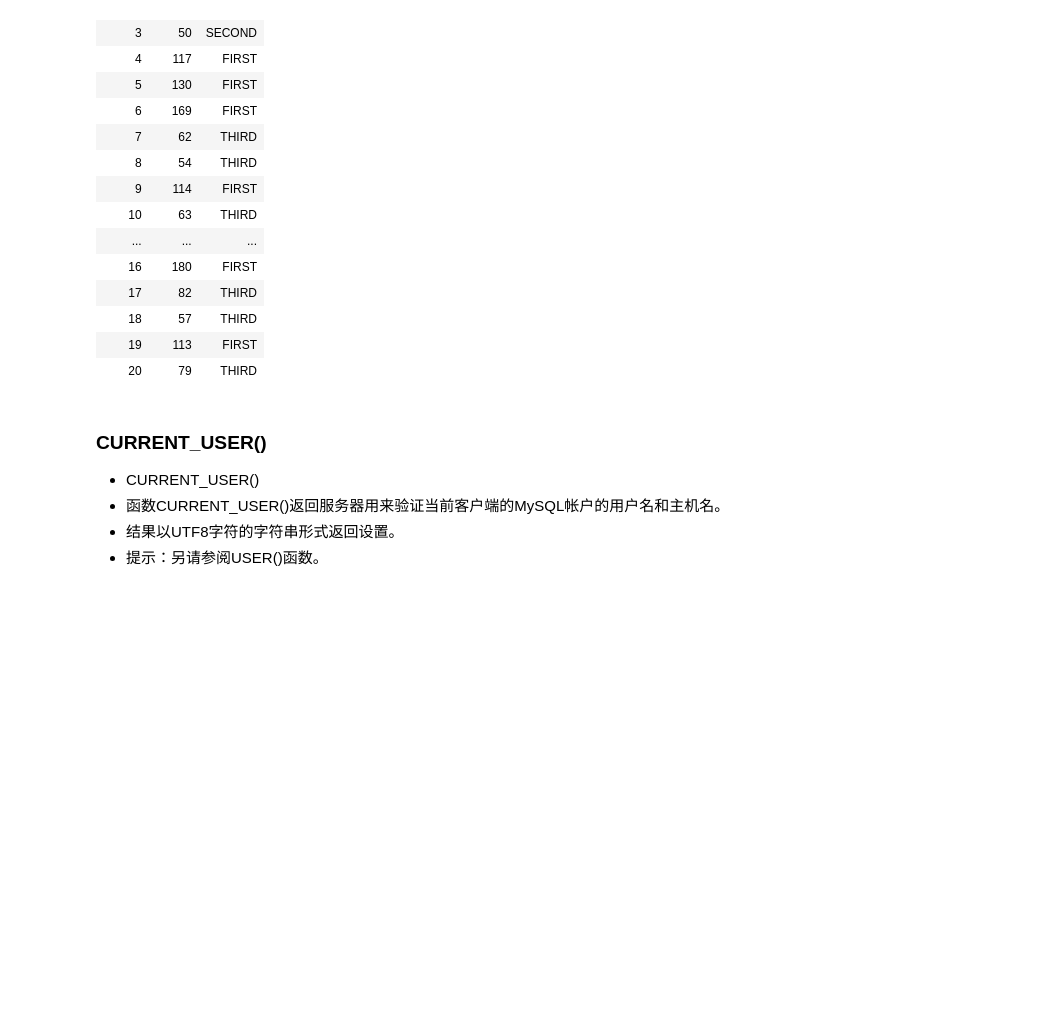
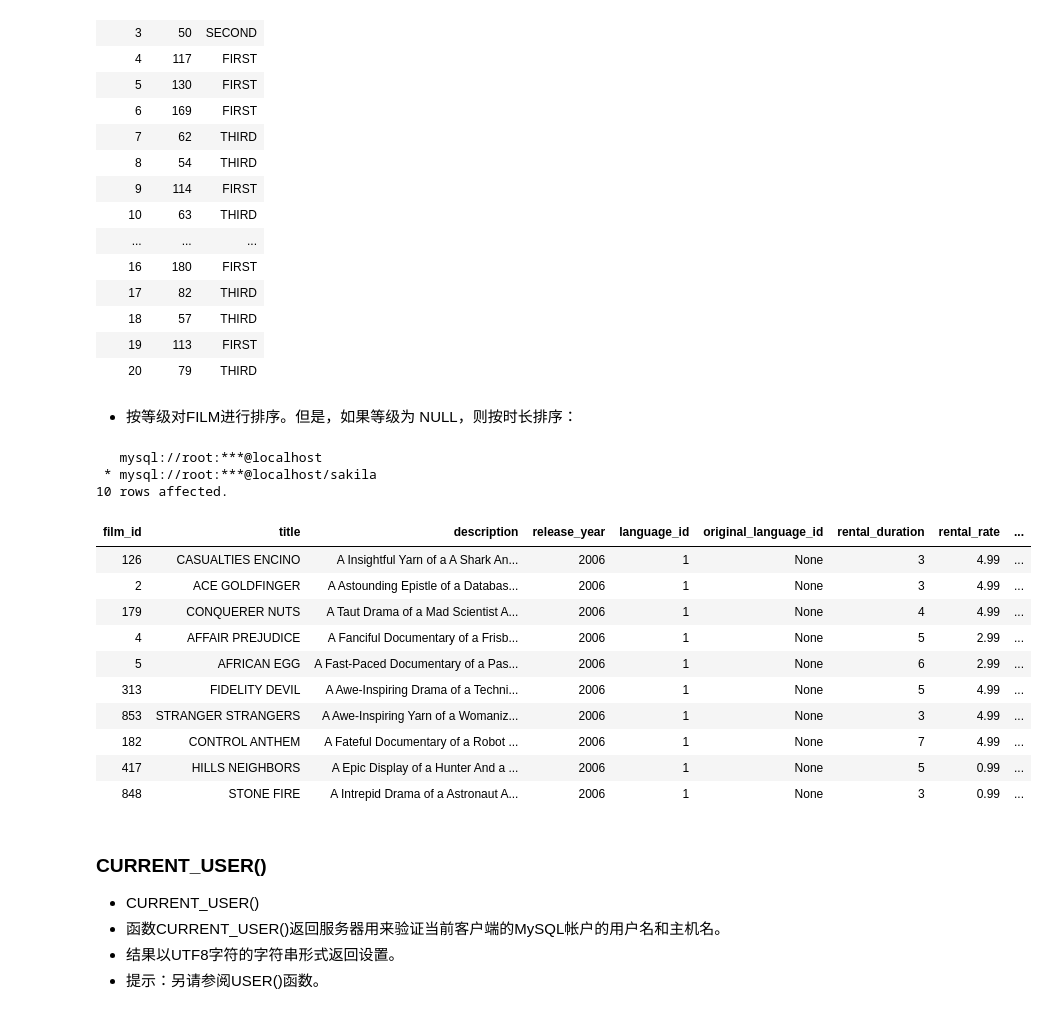
Before and after one commit to jinlin82/database-and-sql, a Jupyter notebook: sql-magic.ipynb, the cells around one changed output. Saved outputs shown, nothing was run; the diff lists cells and outputs as text; code cells hidden in the pictures; blank space fills up the shorter version.

```diff
--- a/sql-magic.ipynb
+++ b/sql-magic.ipynb
@@ -1174,6 +1174,30 @@ limit 20;
 | 18 | 57 | THIRD |
 | 19 | 113 | FIRST |
 | 20 | 79 | THIRD |
+# %% [markdown]
+- 按等级对FILM进行排序。但是，如果等级为 NULL，则按时长排序：
+# %%
+%%sql
+SELECT * FROM film ORDER BY (CASE
+    WHEN rating IS NULL THEN length
+    ELSE rating
+END)
+limit 10;
+# %% [output]
+   mysql://root:***@localhost
+ * mysql://root:***@localhost/sakila
+10 rows affected.
+| film_id | title | description | release_year | language_id | original_language_id | rental_duration | rental_rate | ... |
+| 126 | CASUALTIES ENCINO | A Insightful Yarn of a A Shark An... | 2006 | 1 | None | 3 | 4.99 | ... |
+| 2 | ACE GOLDFINGER | A Astounding Epistle of a Databas... | 2006 | 1 | None | 3 | 4.99 | ... |
+| 179 | CONQUERER NUTS | A Taut Drama of a Mad Scientist A... | 2006 | 1 | None | 4 | 4.99 | ... |
+| 4 | AFFAIR PREJUDICE | A Fanciful Documentary of a Frisb... | 2006 | 1 | None | 5 | 2.99 | ... |
+| 5 | AFRICAN EGG | A Fast-Paced Documentary of a Pas... | 2006 | 1 | None | 6 | 2.99 | ... |
+| 313 | FIDELITY DEVIL | A Awe-Inspiring Drama of a Techni... | 2006 | 1 | None | 5 | 4.99 | ... |
+| 853 | STRANGER STRANGERS | A Awe-Inspiring Yarn of a Womaniz... | 2006 | 1 | None | 3 | 4.99 | ... |
+| 182 | CONTROL ANTHEM | A Fateful Documentary of a Robot ... | 2006 | 1 | None | 7 | 4.99 | ... |
+| 417 | HILLS NEIGHBORS | A Epic Display of a Hunter And a ... | 2006 | 1 | None | 5 | 0.99 | ... |
+| 848 | STONE FIRE | A Intrepid Drama of a Astronaut A... | 2006 | 1 | None | 3 | 0.99 | ... |
 # %% [markdown]
 ### CURRENT_USER()
 - CURRENT_USER()
```
